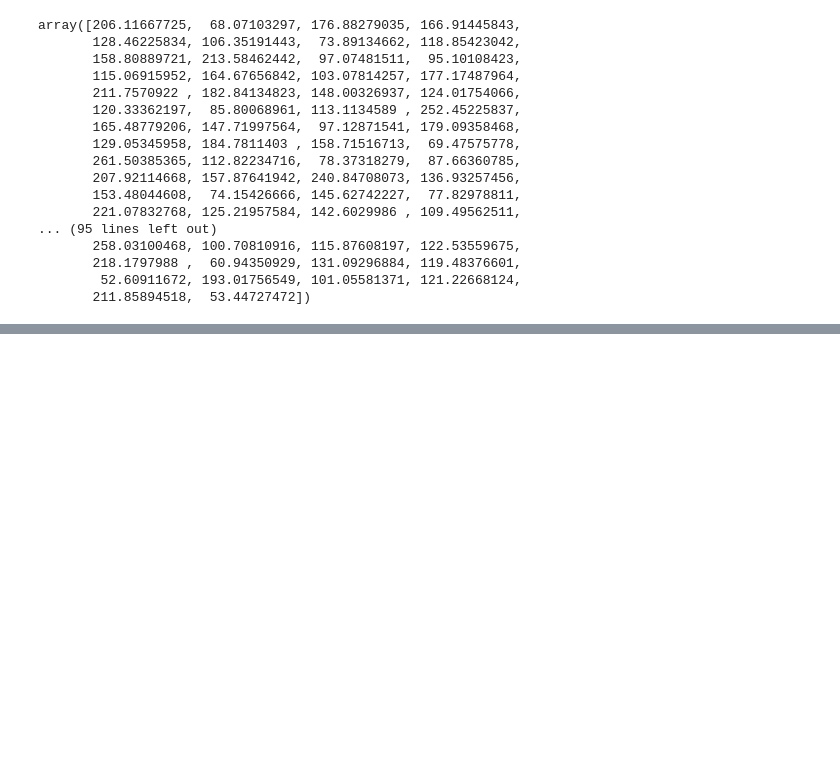
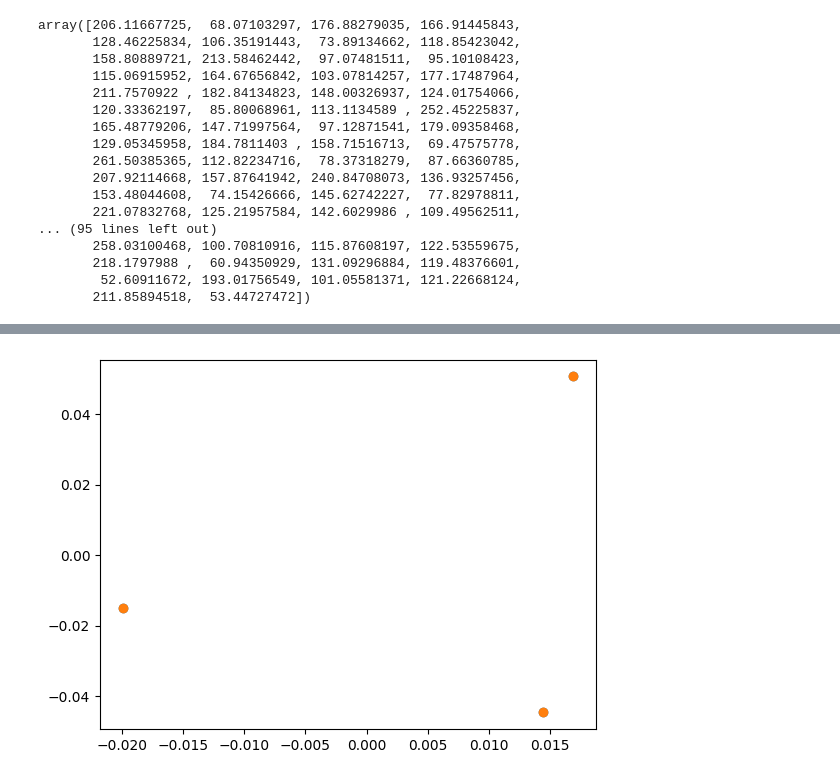
Before and after one commit to krishnavamsimudigonda/Diabeties-Prediction, a Jupyter notebook: scikit 1.ipynb, the cells around one changed output, grey strips where cells are left out. Saved outputs shown, nothing was run; the diff lists cells and outputs as text; code cells hidden in the pictures; blank space fills up the shorter version.

```diff
--- a/scikit 1.ipynb
+++ b/scikit 1.ipynb
@@ -45,0 +57,6 @@ plt.scatter(pred,Y)
+# %%
+Kmeans=KMeans(n_clusters=3)
+Kmeans.fit(X)
+print(Kmeans.cluster_centers_)
+print(Kmeans.labels_)
+print(Kmeans.inertia_)
@@ -45,0 +83,6 @@ plt.scatter(pred,Y)
+# %%
+plt.scatter(Kmeans.cluster_centers_[:,0],Kmeans.cluster_centers_[:,1])
+plt.scatter(Kmeans.cluster_centers_[:,0],Kmeans.cluster_centers_[:,1])
+plt.show()
+# %% [output]
+[figure, added]
```
Also changed, not shown: parts of 14 cells of this notebook.
